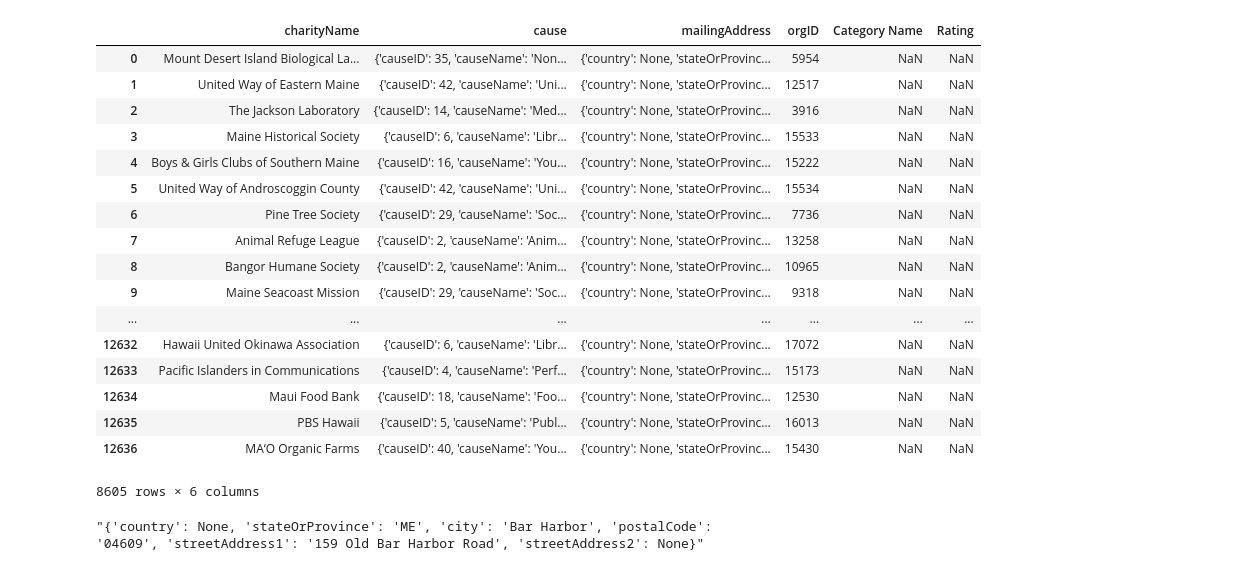
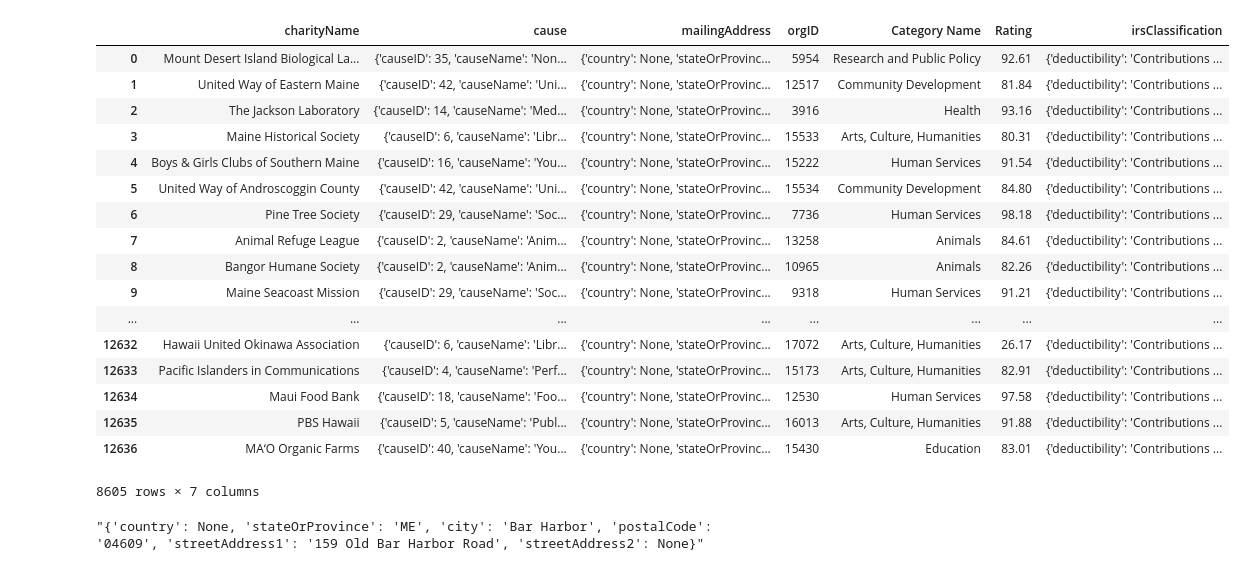
Before and after one commit to randyn/project-one, a Jupyter notebook: cleaned_data.ipynb, the cells around one changed output. Saved outputs shown, nothing was run; the diff lists cells and outputs as text; code cells hidden in the pictures.

```diff
--- a/cleaned_data.ipynb
+++ b/cleaned_data.ipynb
@@ -11,26 +11,26 @@ all_organizations_df.head()
 all_organizations_df = all_organizations_df.drop_duplicates('ein')
 # %%
 all_organizations_df = all_organizations_df.dropna(subset=["currentRating"])
-all_organizations_df.reindex(columns=['charityName', 'cause',  'mailingAddress', 'orgID', 'Category Name', 'Rating'])
+all_organizations_df.reindex(columns=['charityName', 'cause',  'mailingAddress', 'orgID', 'Category Name', 'Rating', 'irsClassification'])
 # %% [output]
-|  | charityName | cause | mailingAddress | orgID | Category Name | Rating |
-| 0 | Mount Desert Island Biological La... | {'causeID': 35, 'causeName': 'Non... | {'country': None, 'stateOrProvinc... | 5954 | NaN | NaN |
-| 1 | United Way of Eastern Maine | {'causeID': 42, 'causeName': 'Uni... | {'country': None, 'stateOrProvinc... | 12517 | NaN | NaN |
-| 2 | The Jackson Laboratory | {'causeID': 14, 'causeName': 'Med... | {'country': None, 'stateOrProvinc... | 3916 | NaN | NaN |
-| 3 | Maine Historical Society | {'causeID': 6, 'causeName': 'Libr... | {'country': None, 'stateOrProvinc... | 15533 | NaN | NaN |
-| 4 | Boys & Girls Clubs of Southern Maine | {'causeID': 16, 'causeName': 'You... | {'country': None, 'stateOrProvinc... | 15222 | NaN | NaN |
-| 5 | United Way of Androscoggin County | {'causeID': 42, 'causeName': 'Uni... | {'country': None, 'stateOrProvinc... | 15534 | NaN | NaN |
-| 6 | Pine Tree Society | {'causeID': 29, 'causeName': 'Soc... | {'country': None, 'stateOrProvinc... | 7736 | NaN | NaN |
-| 7 | Animal Refuge League | {'causeID': 2, 'causeName': 'Anim... | {'country': None, 'stateOrProvinc... | 13258 | NaN | NaN |
-| 8 | Bangor Humane Society | {'causeID': 2, 'causeName': 'Anim... | {'country': None, 'stateOrProvinc... | 10965 | NaN | NaN |
-| 9 | Maine Seacoast Mission | {'causeID': 29, 'causeName': 'Soc... | {'country': None, 'stateOrProvinc... | 9318 | NaN | NaN |
-| ... | ... | ... | ... | ... | ... | ... |
-| 12632 | Hawaii United Okinawa Association | {'causeID': 6, 'causeName': 'Libr... | {'country': None, 'stateOrProvinc... | 17072 | NaN | NaN |
-| 12633 | Pacific Islanders in Communications | {'causeID': 4, 'causeName': 'Perf... | {'country': None, 'stateOrProvinc... | 15173 | NaN | NaN |
-| 12634 | Maui Food Bank | {'causeID': 18, 'causeName': 'Foo... | {'country': None, 'stateOrProvinc... | 12530 | NaN | NaN |
-| 12635 | PBS Hawaii | {'causeID': 5, 'causeName': 'Publ... | {'country': None, 'stateOrProvinc... | 16013 | NaN | NaN |
-| 12636 | MA‘O Organic Farms | {'causeID': 40, 'causeName': 'You... | {'country': None, 'stateOrProvinc... | 15430 | NaN | NaN |
+|  | charityName | cause | mailingAddress | orgID | Category Name | Rating | irsClassification |
+| 0 | Mount Desert Island Biological La... | {'causeID': 35, 'causeName': 'Non... | {'country': None, 'stateOrProvinc... | 5954 | Research and Public Policy | 92.61 | {'deductibility': 'Contributions ... |
+| 1 | United Way of Eastern Maine | {'causeID': 42, 'causeName': 'Uni... | {'country': None, 'stateOrProvinc... | 12517 | Community Development | 81.84 | {'deductibility': 'Contributions ... |
+| 2 | The Jackson Laboratory | {'causeID': 14, 'causeName': 'Med... | {'country': None, 'stateOrProvinc... | 3916 | Health | 93.16 | {'deductibility': 'Contributions ... |
+| 3 | Maine Historical Society | {'causeID': 6, 'causeName': 'Libr... | {'country': None, 'stateOrProvinc... | 15533 | Arts, Culture, Humanities | 80.31 | {'deductibility': 'Contributions ... |
+| 4 | Boys & Girls Clubs of Southern Maine | {'causeID': 16, 'causeName': 'You... | {'country': None, 'stateOrProvinc... | 15222 | Human Services | 91.54 | {'deductibility': 'Contributions ... |
+| 5 | United Way of Androscoggin County | {'causeID': 42, 'causeName': 'Uni... | {'country': None, 'stateOrProvinc... | 15534 | Community Development | 84.80 | {'deductibility': 'Contributions ... |
+| 6 | Pine Tree Society | {'causeID': 29, 'causeName': 'Soc... | {'country': None, 'stateOrProvinc... | 7736 | Human Services | 98.18 | {'deductibility': 'Contributions ... |
+| 7 | Animal Refuge League | {'causeID': 2, 'causeName': 'Anim... | {'country': None, 'stateOrProvinc... | 13258 | Animals | 84.61 | {'deductibility': 'Contributions ... |
+| 8 | Bangor Humane Society | {'causeID': 2, 'causeName': 'Anim... | {'country': None, 'stateOrProvinc... | 10965 | Animals | 82.26 | {'deductibility': 'Contributions ... |
+| 9 | Maine Seacoast Mission | {'causeID': 29, 'causeName': 'Soc... | {'country': None, 'stateOrProvinc... | 9318 | Human Services | 91.21 | {'deductibility': 'Contributions ... |
+| ... | ... | ... | ... | ... | ... | ... | ... |
+| 12632 | Hawaii United Okinawa Association | {'causeID': 6, 'causeName': 'Libr... | {'country': None, 'stateOrProvinc... | 17072 | Arts, Culture, Humanities | 26.17 | {'deductibility': 'Contributions ... |
+| 12633 | Pacific Islanders in Communications | {'causeID': 4, 'causeName': 'Perf... | {'country': None, 'stateOrProvinc... | 15173 | Arts, Culture, Humanities | 82.91 | {'deductibility': 'Contributions ... |
+| 12634 | Maui Food Bank | {'causeID': 18, 'causeName': 'Foo... | {'country': None, 'stateOrProvinc... | 12530 | Human Services | 97.58 | {'deductibility': 'Contributions ... |
+| 12635 | PBS Hawaii | {'causeID': 5, 'causeName': 'Publ... | {'country': None, 'stateOrProvinc... | 16013 | Arts, Culture, Humanities | 91.88 | {'deductibility': 'Contributions ... |
+| 12636 | MA‘O Organic Farms | {'causeID': 40, 'causeName': 'You... | {'country': None, 'stateOrProvinc... | 15430 | Education | 83.01 | {'deductibility': 'Contributions ... |
-8605 rows × 6 columns
+8605 rows × 7 columns
 # %%
 all_organizations_df.loc[0, "currentRating"]
 all_organizations_df.loc[0, "mailingAddress"]
```
Also changed, not shown: parts of 6 cells of this notebook, 1 other file.
